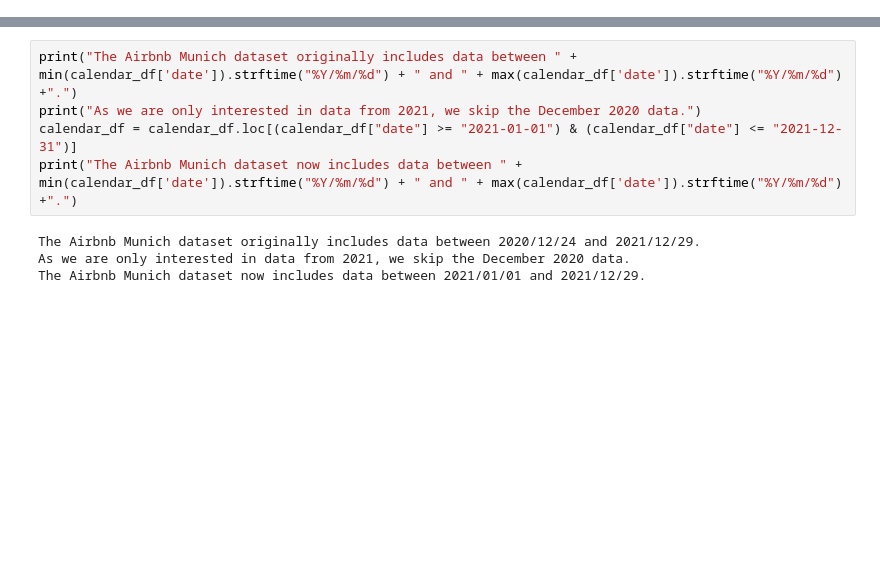
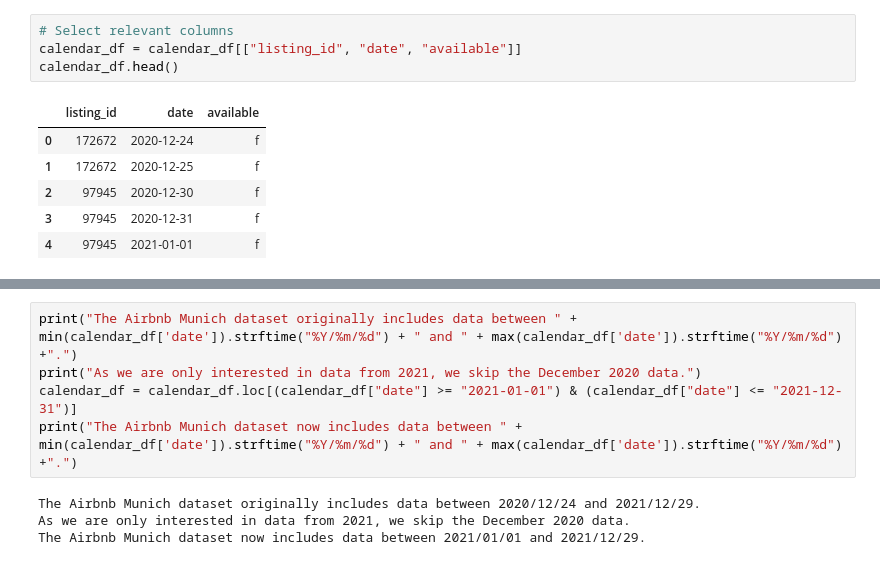
Before and after one commit to AliceSchuster/Udacity_Project_1, a Jupyter notebook: udacity_project_1.ipynb, the cells around one changed output, grey strips where cells are left out. Drawn from its saved outputs; the diff is of its cells as text; blank space fills up the shorter version.

```diff
--- a/udacity_project_1.ipynb
+++ b/udacity_project_1.ipynb
@@ -42,0 +29,11 @@ dtype: object
+# %%
+# Select relevant columns
+calendar_df = calendar_df[["listing_id", "date", "available"]]
+calendar_df.head()
+# %% [output]
+|  | listing_id | date | available |
+| 0 | 172672 | 2020-12-24 | f |
+| 1 | 172672 | 2020-12-25 | f |
+| 2 | 97945 | 2020-12-30 | f |
+| 3 | 97945 | 2020-12-31 | f |
+| 4 | 97945 | 2021-01-01 | f |
```
Also changed, not shown: parts of 15 cells of this notebook, 3 other files.
